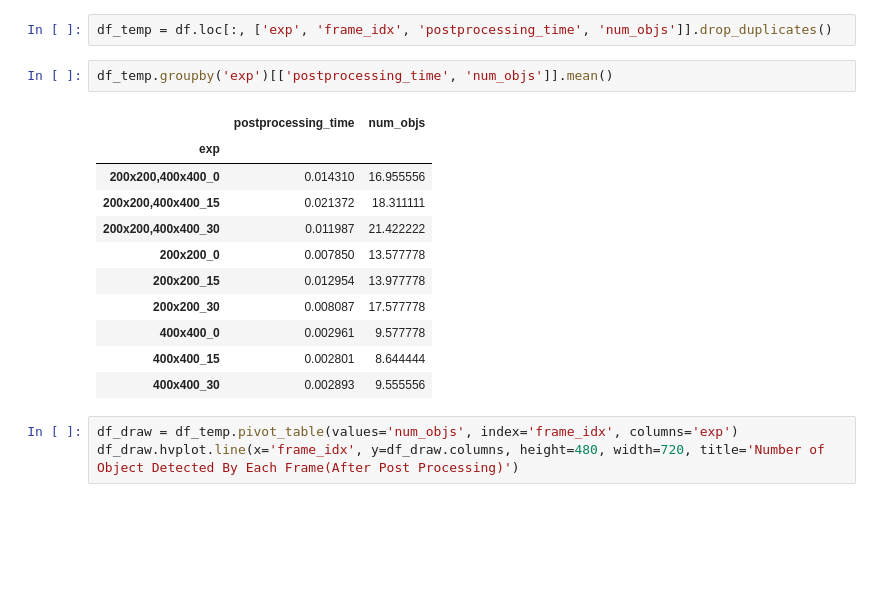
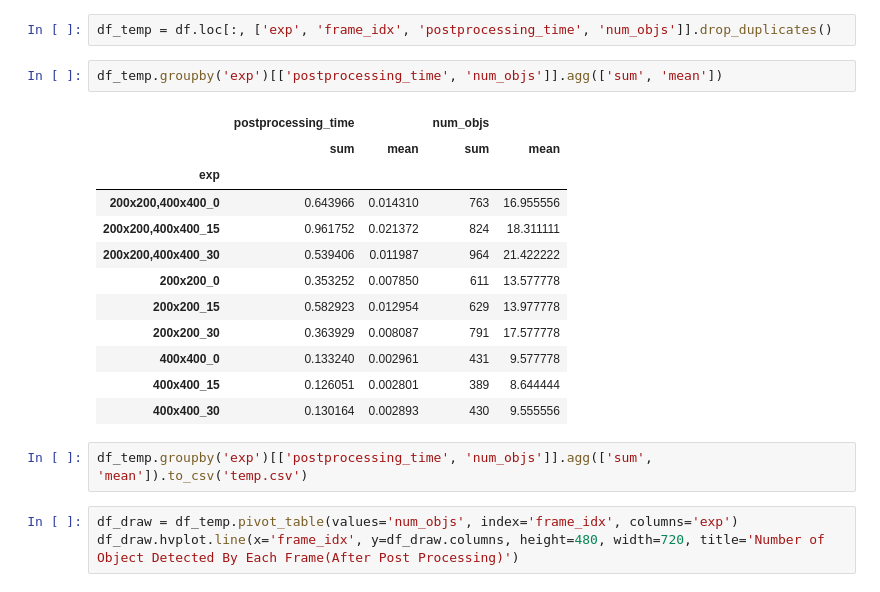
Before and after one commit to simonjisu/ambient_ai2022, a Jupyter notebook: HW5/hw5.ipynb, the cells around one changed output. Cells and saved outputs as stored; diff of their text form; blank space fills up the shorter version.

```diff
--- a/HW5/hw5.ipynb
+++ b/HW5/hw5.ipynb
@@ -211,19 +238,22 @@ p1 + p2 + p3
 # %%
 df_temp = df.loc[:, ['exp', 'frame_idx', 'postprocessing_time', 'num_objs']].drop_duplicates()
 # %%
-df_temp.groupby('exp')[['postprocessing_time', 'num_objs']].mean()
+df_temp.groupby('exp')[['postprocessing_time', 'num_objs']].agg(['sum', 'mean'])
 # %% [output]
-|  | postprocessing_time | num_objs |
-| exp |  |  |
-| 200x200,400x400_0 | 0.014310 | 16.955556 |
-| 200x200,400x400_15 | 0.021372 | 18.311111 |
-| 200x200,400x400_30 | 0.011987 | 21.422222 |
-| 200x200_0 | 0.007850 | 13.577778 |
-| 200x200_15 | 0.012954 | 13.977778 |
-| 200x200_30 | 0.008087 | 17.577778 |
-| 400x400_0 | 0.002961 | 9.577778 |
-| 400x400_15 | 0.002801 | 8.644444 |
-| 400x400_30 | 0.002893 | 9.555556 |
+|  | postprocessing_time |  | num_objs |  |
+|  | sum | mean | sum | mean |
+| exp |  |  |  |  |
+| 200x200,400x400_0 | 0.643966 | 0.014310 | 763 | 16.955556 |
+| 200x200,400x400_15 | 0.961752 | 0.021372 | 824 | 18.311111 |
+| 200x200,400x400_30 | 0.539406 | 0.011987 | 964 | 21.422222 |
+| 200x200_0 | 0.353252 | 0.007850 | 611 | 13.577778 |
+| 200x200_15 | 0.582923 | 0.012954 | 629 | 13.977778 |
+| 200x200_30 | 0.363929 | 0.008087 | 791 | 17.577778 |
+| 400x400_0 | 0.133240 | 0.002961 | 431 | 9.577778 |
+| 400x400_15 | 0.126051 | 0.002801 | 389 | 8.644444 |
+| 400x400_30 | 0.130164 | 0.002893 | 430 | 9.555556 |
+# %%
+df_temp.groupby('exp')[['postprocessing_time', 'num_objs']].agg(['sum', 'mean']).to_csv('temp.csv')
 # %%
 df_draw = df_temp.pivot_table(values='num_objs', index='frame_idx', columns='exp')
 df_draw.hvplot.line(x='frame_idx', y=df_draw.columns, height=480, width=720, title='Number of Object Detected By Each Frame(After Post Processing)')
```
Also changed, not shown: parts of 21 cells of this notebook, 1 other file.
